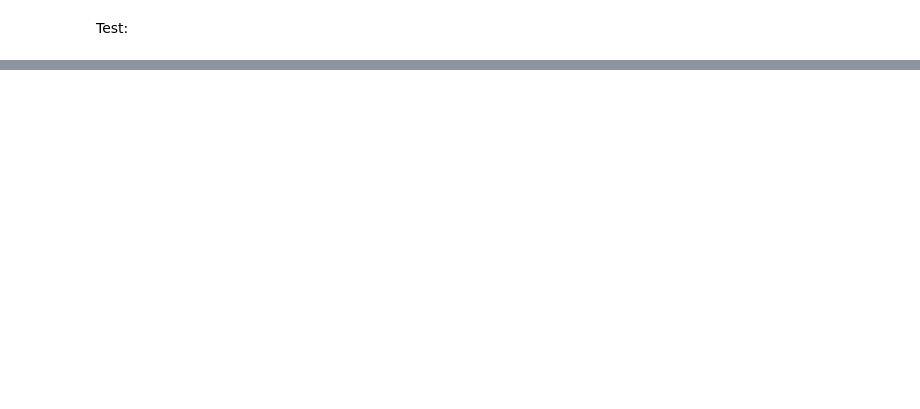
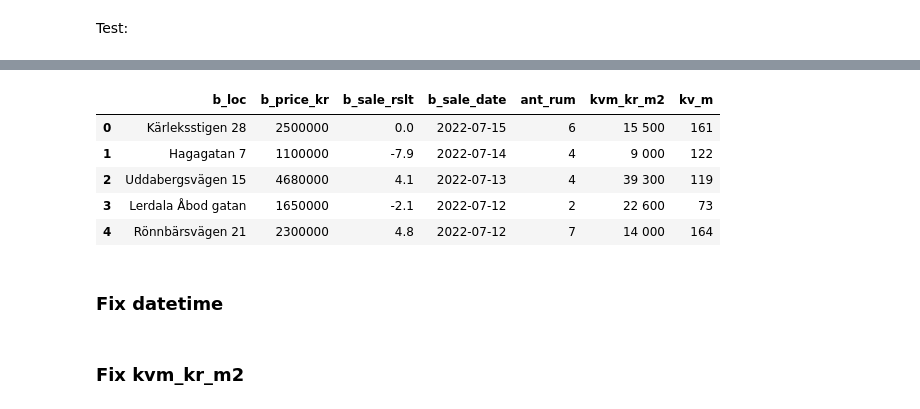
Before and after one commit to honkez/bost_analyze, a Jupyter notebook: booli_bost_data.ipynb, the cells around one changed output, grey strips where cells are left out. Cells and saved outputs as stored; diff of their text form; code cells hidden in the pictures; blank space fills up the shorter version.

```diff
--- a/booli_bost_data.ipynb
+++ b/booli_bost_data.ipynb
@@ -139,0 +176,3 @@ ValueError: Cannot convert non-finite values (NA or inf) to integer
+# %%
+bost_df.ant_rum=bost_df.ant_rum.replace(np.nan,-1)
+#bost_df.replace(np.nan, -1)
@@ -139,0 +186,2 @@ ValueError: Cannot convert non-finite values (NA or inf) to integer
+# %%
+bost_df.ant_rum=bost_df.ant_rum.astype('int')
@@ -139,0 +209,2 @@ ValueError: Cannot convert non-finite values (NA or inf) to integer
+# %%
+bost_df['b_price_kr']=bost_df['b_price_kr'].str.replace(' ','')
@@ -139,0 +226,13 @@ ValueError: Cannot convert non-finite values (NA or inf) to integer
+# %%
+bost_df['b_price_kr']=bost_df['b_price_kr'].astype(int)
+# %%
+bost_df.head()
+# %% [output]
+|  | b_loc | b_price_kr | b_sale_rslt | b_sale_date | ant_rum | kvm_kr_m2 | kv_m |
+| 0 | Kärleksstigen 28 | 2500000 | 0.0 | 2022-07-15 | 6 | 15 500 | 161 |
+| 1 | Hagagatan 7 | 1100000 | -7.9 | 2022-07-14 | 4 | 9 000 | 122 |
+| 2 | Uddabergsvägen 15 | 4680000 | 4.1 | 2022-07-13 | 4 | 39 300 | 119 |
+| 3 | Lerdala Åbod gatan | 1650000 | -2.1 | 2022-07-12 | 2 | 22 600 | 73 |
+| 4 | Rönnbärsvägen 21 | 2300000 | 4.8 | 2022-07-12 | 7 | 14 000 | 164 |
+# %% [markdown]
+### Fix datetime
@@ -139,0 +243,2 @@ ValueError: Cannot convert non-finite values (NA or inf) to integer
+# %% [markdown]
+### Fix kvm_kr_m2
```
Also changed, not shown: parts of 41 cells of this notebook, 1 other file.
